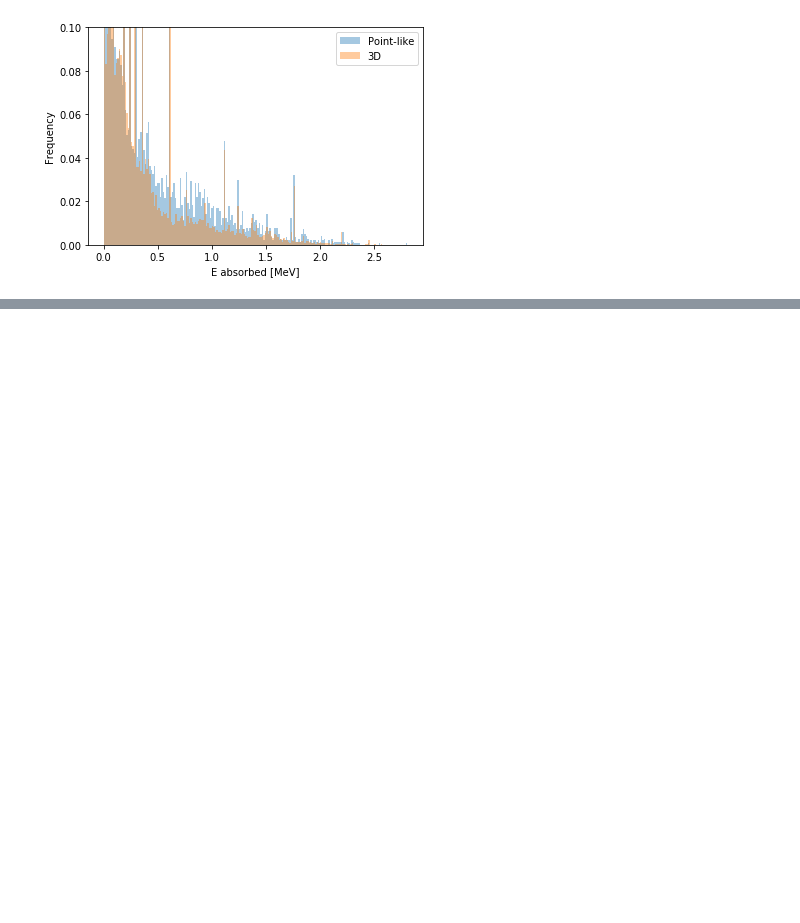
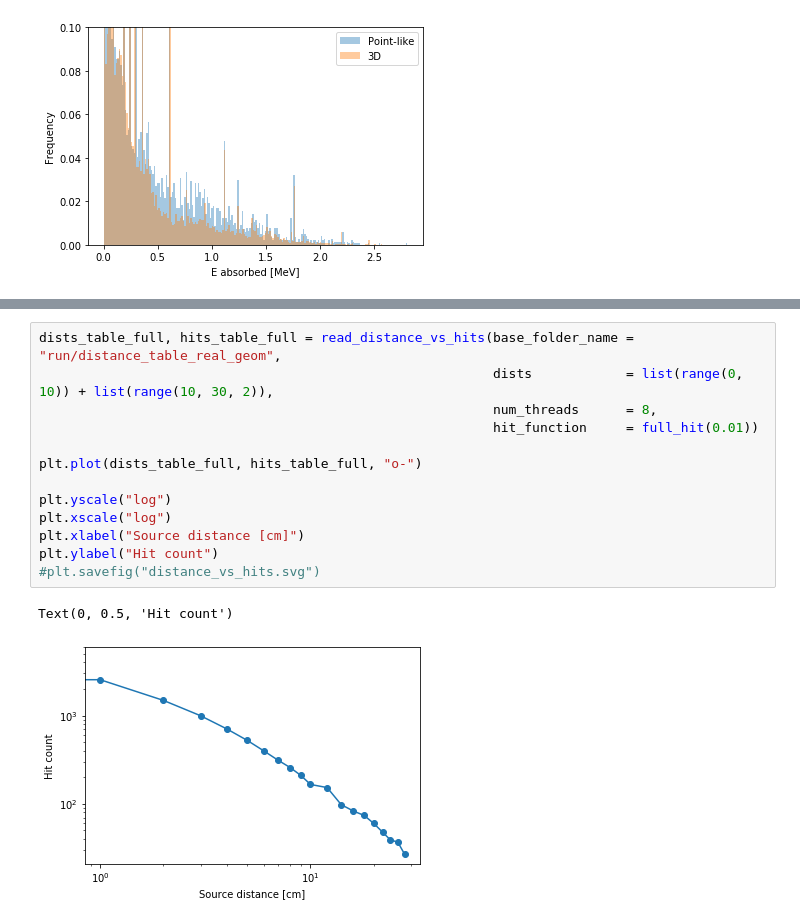
Before and after one commit to Balazzs/HPGECalorimeter, a Jupyter notebook: Analysis.ipynb, the cells around one changed output, grey strips where cells are left out. Cells and saved outputs as stored; diff of their text form; blank space fills up the shorter version.

```diff
--- a/Analysis.ipynb
+++ b/Analysis.ipynb
@@ -773,0 +816,16 @@ plt.savefig("figures/real_geom_simdecay_sample_5cm.svg", bbox_inches="tight")
+# %%
+dists_table_full, hits_table_full = read_distance_vs_hits(base_folder_name = "run/distance_table_real_geom",
+                                                          dists            = list(range(0, 10)) + list(range(10, 30, 2)),
+                                                          num_threads      = 8,
+                                                          hit_function     = full_hit(0.01))
+
+plt.plot(dists_table_full, hits_table_full, "o-")
+
+plt.yscale("log")
+plt.xscale("log")
+plt.xlabel("Source distance [cm]")
+plt.ylabel("Hit count")
+#plt.savefig("distance_vs_hits.svg")
+# %% [output]
+Text(0, 0.5, 'Hit count')
+[figure, added]
```
Also changed, not shown: parts of 14 cells of this notebook, 3 other files.
